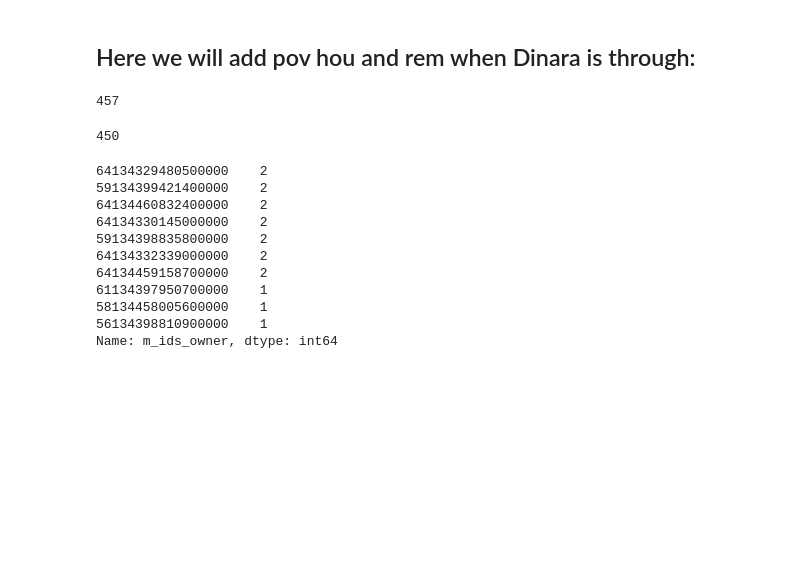
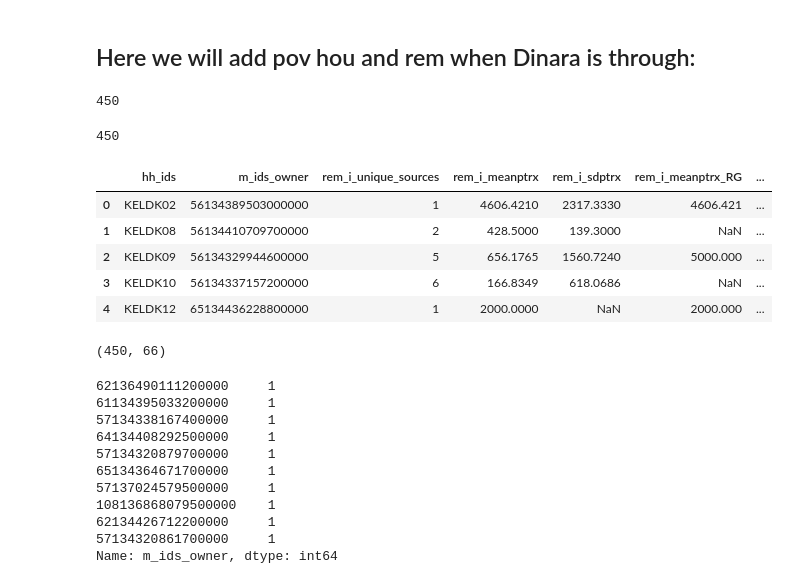
Before and after one commit to julclu/kenya_financial_diaries, a Jupyter notebook: datasets/merge_datasets.ipynb, the cells around one changed output. Cells and saved outputs as stored; diff of their text form; code cells hidden in the pictures; blank space fills up the shorter version.

```diff
--- a/datasets/merge_datasets.ipynb
+++ b/datasets/merge_datasets.ipynb
@@ -23,7 +27,7 @@ trx = pd.read_csv('../diaries_transactions_all.csv', low_memory = False, dtype={
 # %%
 cons = pd.read_csv('consumption_mapped_to_m_ids.csv', dtype={'m_ids_owner': object})
 demos = pd.read_csv('demos_merged.csv',  dtype={'m_ids': object})
-# rem_hou_pov = pd.read_csv('pov_hou_rem_merge_rev3.csv',  dtype={'m_ids_owner': object}, index_col = 0)
+rem_hou_pov = pd.read_csv('pov_hou_rem_merge_rev4.csv',  dtype={'m_ids_owner': object}, index_col = 0)
 wb_go = pd.read_csv('wellbeing_goingson.csv',  dtype={'hh_ids': object})
 edu = pd.read_csv('edu_hh_ind_merge.csv', index_col = 0, dtype={'m_ids': object})
 inc = pd.read_csv('income.csv', dtype={'m_ids_owner': object})
@@ -206,23 +210,36 @@ cons_wb_go_edu_demos_inc.to_csv('cons_wb_go_edu_demos_inc.csv', index = False)
 # %%
 len([x for x in rem_hou_pov.m_ids_owner if str(x) in list(cons_wb_go_edu_demos_inc.m_ids_owner)])
 # %% [output]
-457
+450
 # %%
 len(rem_hou_pov.m_ids_owner.unique())
 # %% [output]
 450
+# %%
+rem_hou_pov.head()
+# %% [output]
+|  | hh_ids | m_ids_owner | rem_i_unique_sources | rem_i_meanptrx | rem_i_sdptrx | rem_i_meanptrx_RG | ... |
+| 0 | KELDK02 | 56134389503000000 | 1 | 4606.4210 | 2317.3330 | 4606.421 | ... |
+| 1 | KELDK08 | 56134410709700000 | 2 | 428.5000 | 139.3000 | NaN | ... |
+| 2 | KELDK09 | 56134329944600000 | 5 | 656.1765 | 1560.7240 | 5000.000 | ... |
+| 3 | KELDK10 | 56134337157200000 | 6 | 166.8349 | 618.0686 | NaN | ... |
+| 4 | KELDK12 | 65134436228800000 | 1 | 2000.0000 | NaN | 2000.000 | ... |
+# %%
+rem_hou_pov.shape
+# %% [output]
+(450, 66)
 # %%
 rem_hou_pov.m_ids_owner.value_counts().head(10)
 # %% [output]
-64134329480500000    2
-59134399421400000    2
-64134460832400000    2
-64134330145000000    2
-59134398835800000    2
-64134332339000000    2
-64134459158700000    2
-61134397950700000    1
-58134458005600000    1
-56134398810900000    1
+62136490111200000     1
+61134395033200000     1
+57134338167400000     1
+64134408292500000     1
+57134320879700000     1
+65134364671700000     1
+57137024579500000     1
+108136868079500000    1
+62134426712200000     1
+57134320861700000     1
 Name: m_ids_owner, dtype: int64
 # %%
```
Also changed, not shown: parts of 14 cells of this notebook, 2 other files.
